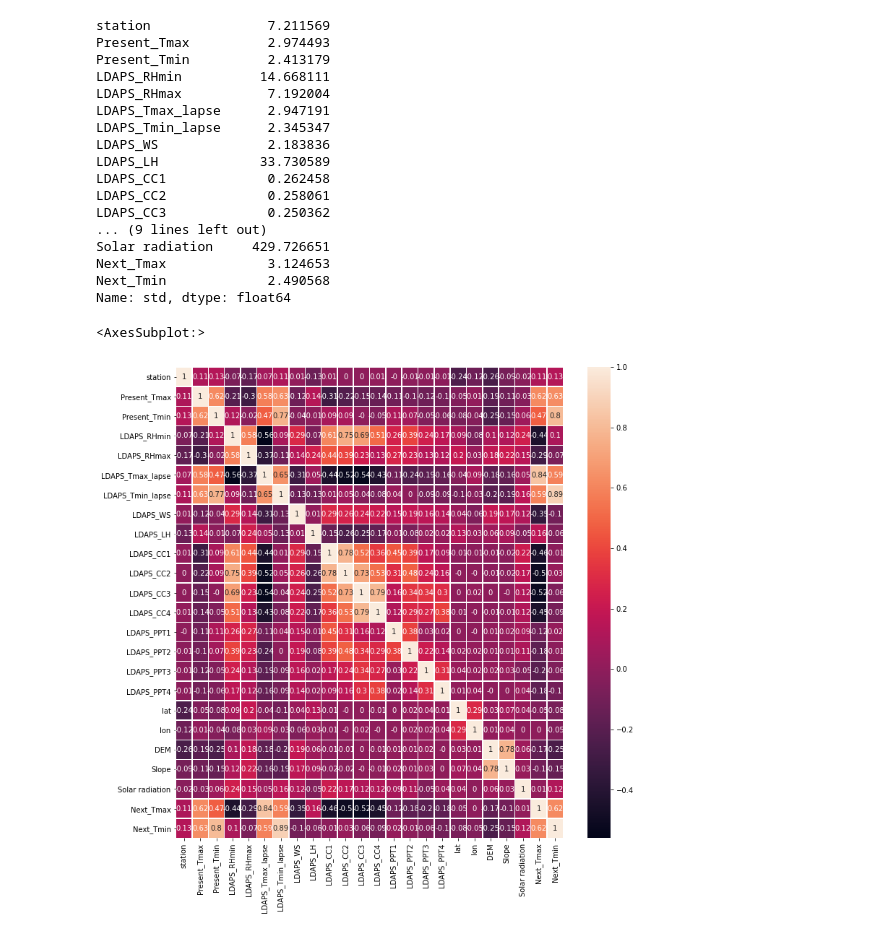
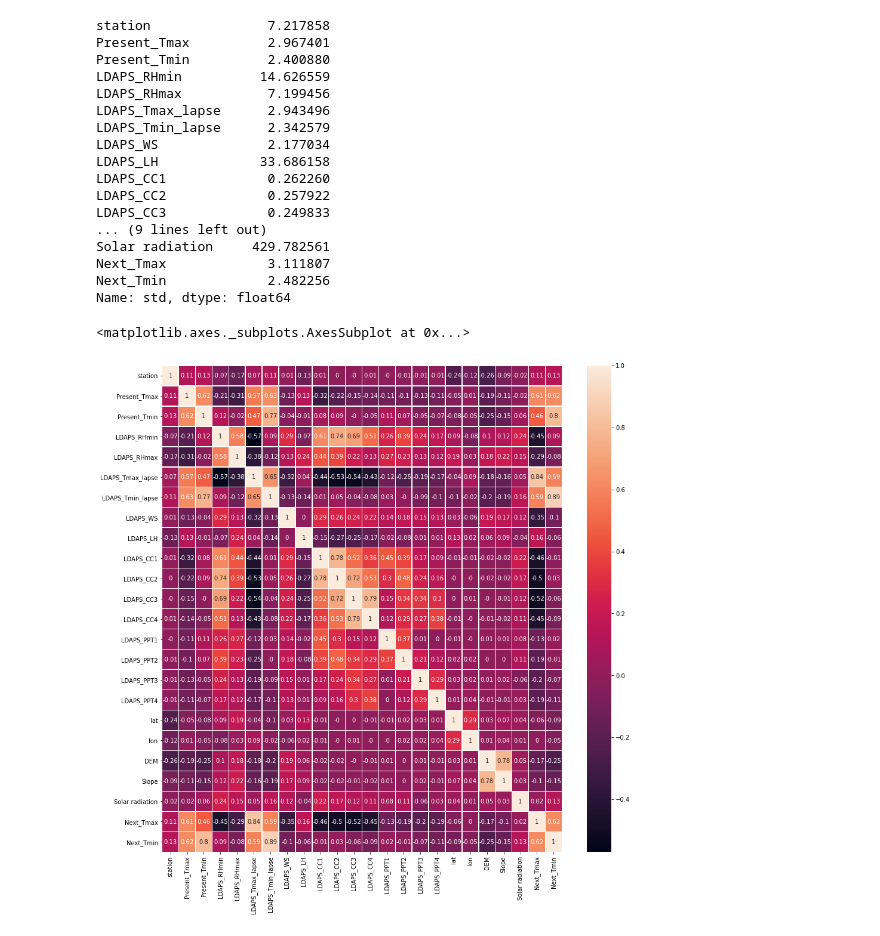
Before and after one commit to sowmyamanojna/CS5691-PRML-Assignments, a Jupyter notebook: assignment1/codes/question_3.ipynb, the cells around one changed output. Drawn from its saved outputs; the diff is of its cells as text; code cells hidden in the pictures.

```diff
--- a/assignment1/codes/question_3.ipynb
+++ b/assignment1/codes/question_3.ipynb
@@ -5,10 +8,8 @@ import seaborn as sns
 import matplotlib.pyplot as plt
 from mpl_toolkits.mplot3d import Axes3D
 # %%
-df = pd.read_csv("../datasets/1_bias_clean.csv")
+df = pd.read_csv("1_bias_clean.csv")
 display(df.head())
-display(df.info())
-display(df.describe())
 # %% [output]
 |  | station | Present_Tmax | Present_Tmin | LDAPS_RHmin | LDAPS_RHmax | LDAPS_Tmax_lapse | LDAPS_Tmin_lapse | ... |
 | 0 | 1.0 | 28.7 | 21.4 | 58.255688 | 91.116364 | 28.074101 | 23.006936 | ... |
@@ -47,0 +77,4 @@ None
+# %%
+df_clean = df.dropna(axis=0)
+missingno.matrix(df_clean)
+df_null = df.copy()
@@ -48,22 +83,23 @@ None
 # %%
+df = df_clean
 desc = df.describe()
 desc.loc["std"]
 # %% [output]
-station               7.211569
-Present_Tmax          2.974493
-Present_Tmin          2.413179
-LDAPS_RHmin          14.668111
-LDAPS_RHmax           7.192004
-LDAPS_Tmax_lapse      2.947191
-LDAPS_Tmin_lapse      2.345347
-LDAPS_WS              2.183836
-LDAPS_LH             33.730589
-LDAPS_CC1             0.262458
-LDAPS_CC2             0.258061
-LDAPS_CC3             0.250362
+station               7.217858
+Present_Tmax          2.967401
+Present_Tmin          2.400880
+LDAPS_RHmin          14.626559
+LDAPS_RHmax           7.199456
+LDAPS_Tmax_lapse      2.943496
+LDAPS_Tmin_lapse      2.342579
+LDAPS_WS              2.177034
+LDAPS_LH             33.686158
+LDAPS_CC1             0.262260
+LDAPS_CC2             0.257922
+LDAPS_CC3             0.249833
 ... (9 lines left out)
-Solar radiation     429.726651
-Next_Tmax             3.124653
-Next_Tmin             2.490568
+Solar radiation     429.782561
+Next_Tmax             3.111807
+Next_Tmin             2.482256
 Name: std, dtype: float64
 # %%
@@ -71,8 +107,8 @@ sns.pairplot(df)
 # %%
-plt.figure(figsize=[12,12])
+plt.figure(figsize=[15,15])
 sns.heatmap(df.corr().round(2), linewidths=.5, annot=True)
 # %% [output]
-<AxesSubplot:>
+<matplotlib.axes._subplots.AxesSubplot at 0x...>
-[figure, old version]
+[figure, new version]
 # %%
 # Use the upper triangle to mask the correlation matrix
```
Also changed, not shown: parts of 20 cells of this notebook.
